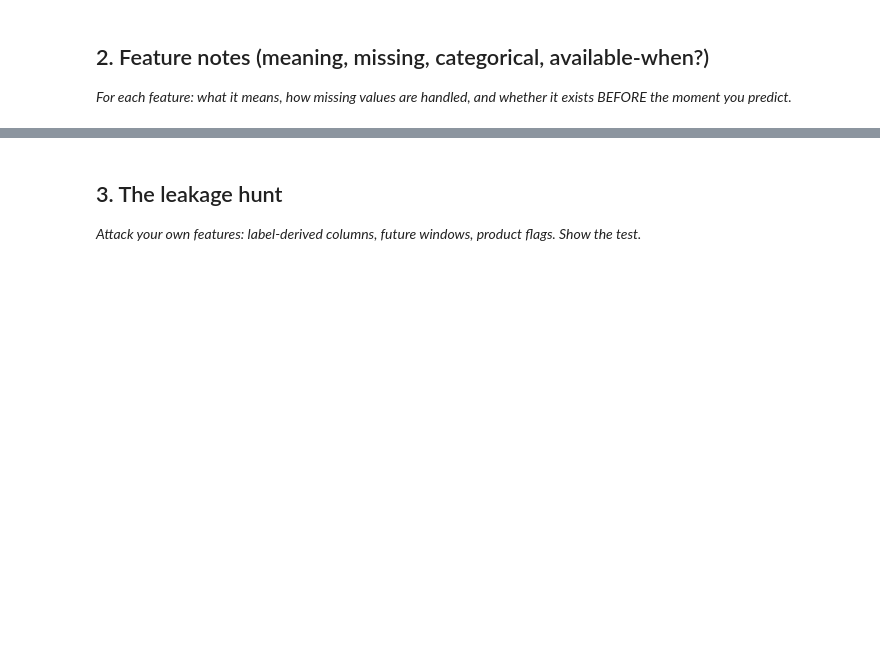
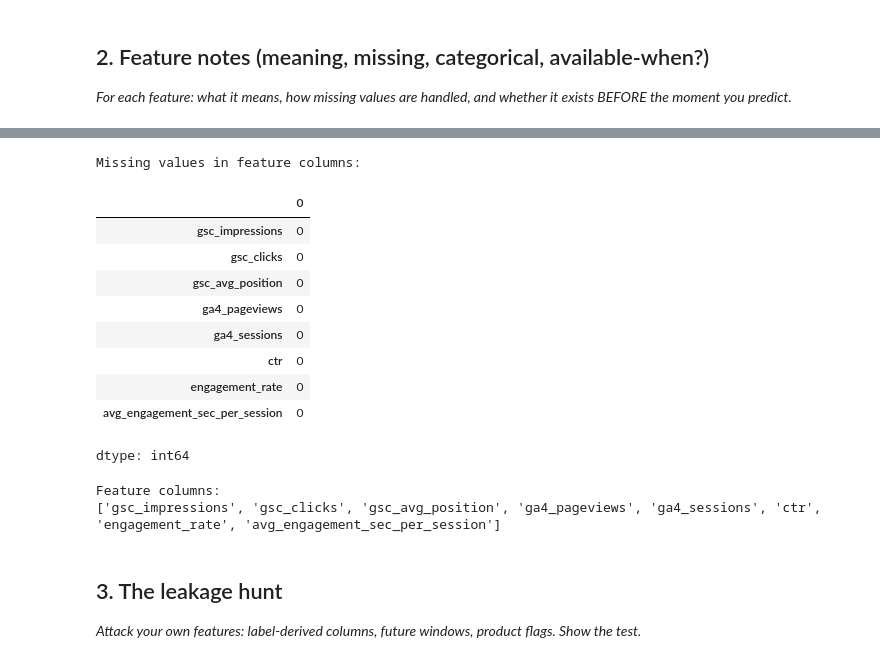
Before and after one commit to manahilrubabsatti/flyrank-ml, a Jupyter notebook: work/notebooks/w03_feature_leakage_check.ipynb, the cells around one changed output, grey strips where cells are left out. Drawn from its saved outputs; the diff is of its cells as text; code cells hidden in the pictures; blank space fills up the shorter version.

```diff
--- a/work/notebooks/w03_feature_leakage_check.ipynb
+++ b/work/notebooks/w03_feature_leakage_check.ipynb
@@ -20,3 +148,25 @@ This skeleton is yours to fill. Work the sections **in order** — each one has
+# %%
+# Check missing values after feature preparation
+
+print("Missing values in feature columns:")
+display(feature_frame[feature_cols].isna().sum())
+
+print("\nFeature columns:")
+print(feature_cols)
+# %% [output]
+Missing values in feature columns:
+|  | 0 |
+| gsc_impressions | 0 |
+| gsc_clicks | 0 |
+| gsc_avg_position | 0 |
+| ga4_pageviews | 0 |
+| ga4_sessions | 0 |
+| ctr | 0 |
+| engagement_rate | 0 |
+| avg_engagement_sec_per_session | 0 |
+dtype: int64
+Feature columns:
+['gsc_impressions', 'gsc_clicks', 'gsc_avg_position', 'ga4_pageviews', 'ga4_sessions', 'ctr', 'engagement_rate', 'avg_engagement_sec_per_session']
 # %%
 # This cell is for CODE (numbers, a query, a check).
 # Write your text answer in the cell ABOVE this one — typing sentences here breaks Run All.
```
Also changed, not shown: parts of 11 cells of this notebook.
